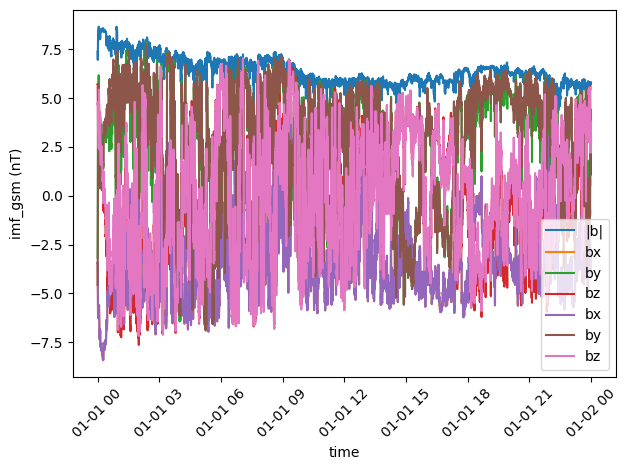
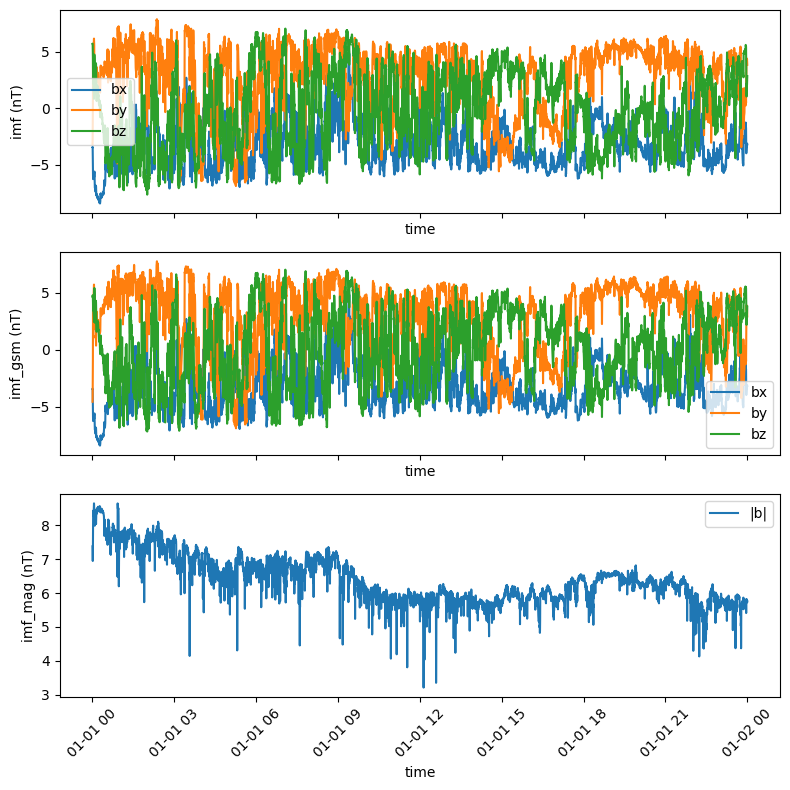
Code edit (unified diff) that turned the first committed figure into the second:
--- before
+++ after
@@ -1,4 +1,7 @@
-plt.figure()
-ace_dataset.plot()
-plt.tight_layout()
+# Dataset.plot() puts every variable on one axis, which is unreadable here;
+# one subplot per variable is clearer
+fig, axes = plt.subplots(len(ace_dataset), 1, figsize=(8, 8), sharex=True)
+for ax, name in zip(axes, sorted(ace_dataset)):
+    ace_dataset[name].plot(ax=ax)
+fig.tight_layout()
 plt.show()

Commit: Fix doc review findings: coordinate systems, plots, and factual errors